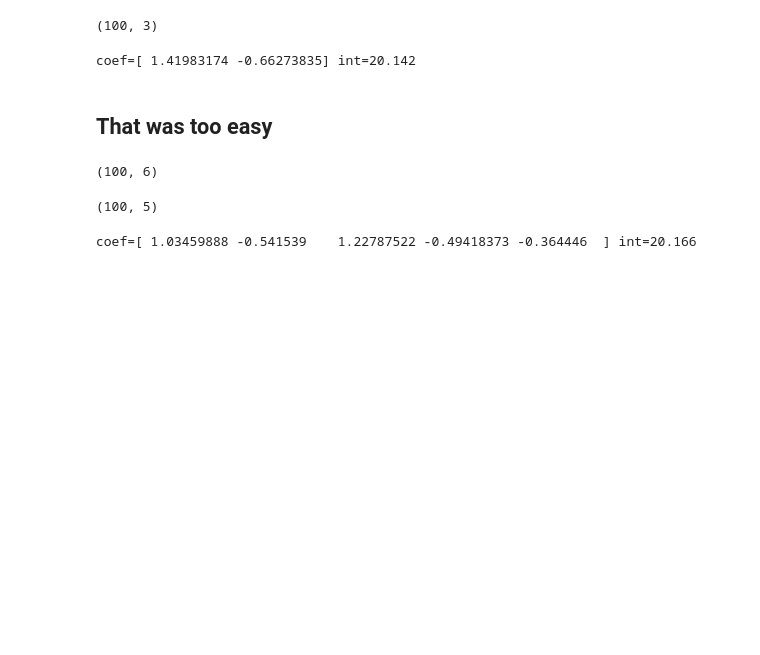
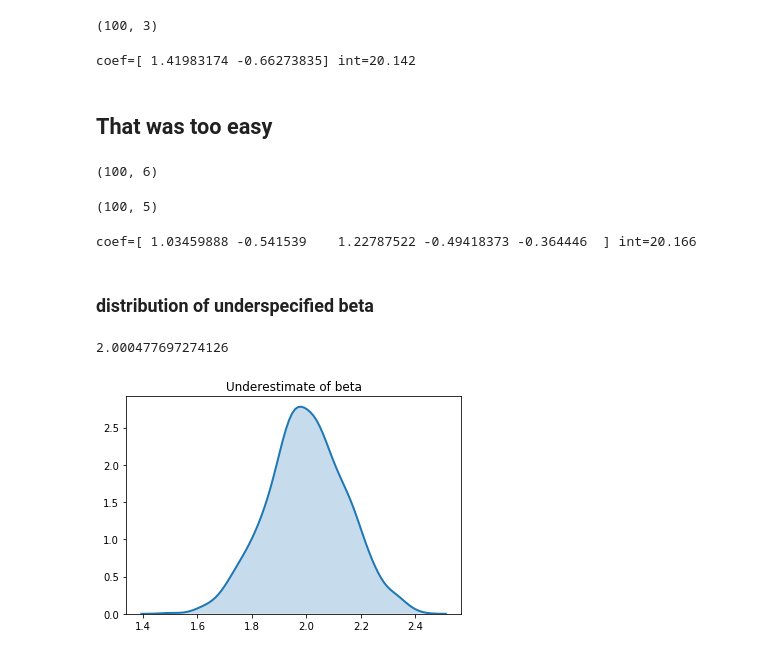
Before and after one commit to cbare/data-science-from-scratch, a Jupyter notebook: chapter_15/regression-what-could-go-wrong.ipynb, the cells around one changed output. Cells and saved outputs as stored; diff of their text form; code cells hidden in the pictures; blank space fills up the shorter version.

Commit message:
regression, biased betas

```diff
--- a/chapter_15/regression-what-could-go-wrong.ipynb
+++ b/chapter_15/regression-what-could-go-wrong.ipynb
@@ -301,3 +301,31 @@ fit = LinearRegression().fit(Xm, y)
 print(f'coef={fit.coef_} int={fit.intercept_:0.05}')
 # %% [output]
 coef=[ 1.03459888 -0.541539    1.22787522 -0.49418373 -0.364446  ] int=20.166
+# %% [markdown]
+### distribution of underspecified beta
+# %%
+n=100
+trials = 1000
+beta_est = []
+for i in range(trials):
+    a = np.random.normal(size=n)
+    a.sort()
+    b = 0.5 * a + 0.5 * np.random.normal(size=n)
+    X = np.stack((a,b),1)
+    beta = np.array([3, -2])
+    y = X @ beta + np.random.normal(size=n) + 3
+    Xm = X[:,0:1]
+    fit = LinearRegression().fit(Xm, y)
+    beta_est.append(fit.coef_[0])
+# %%
+np.mean(beta_est)
+# %% [output]
+2.000477697274126
+# %%
+ax = plt.axes()
+sns.distplot(beta_est, hist = False, kde = True,
+             kde_kws = {'shade': True, 'linewidth': 2})
+ax.set_title('Underestimate of beta')
+plt.show()
+# %% [output]
+[figure, added]
```
